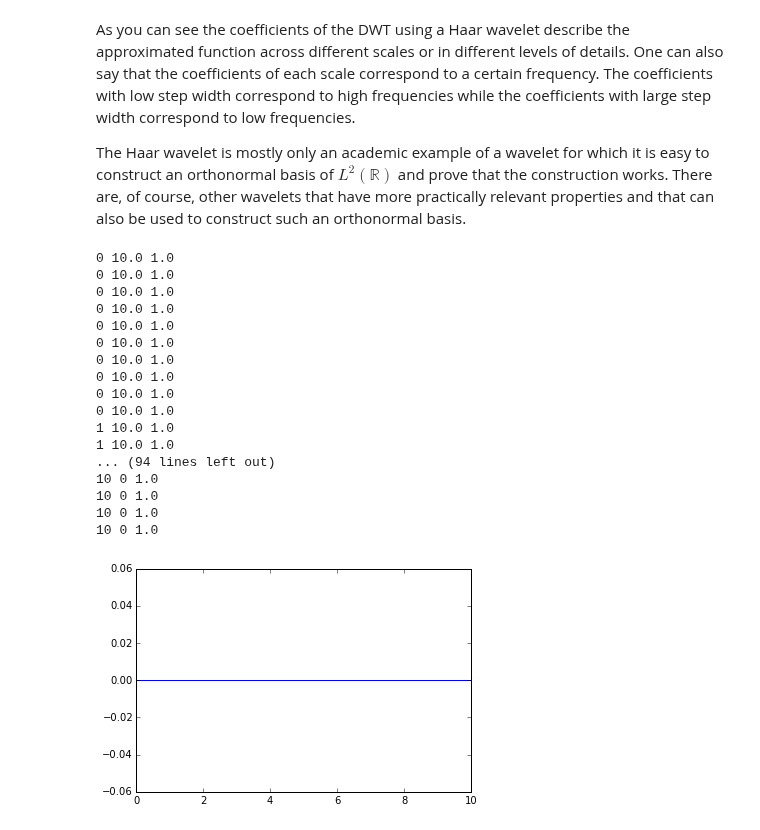
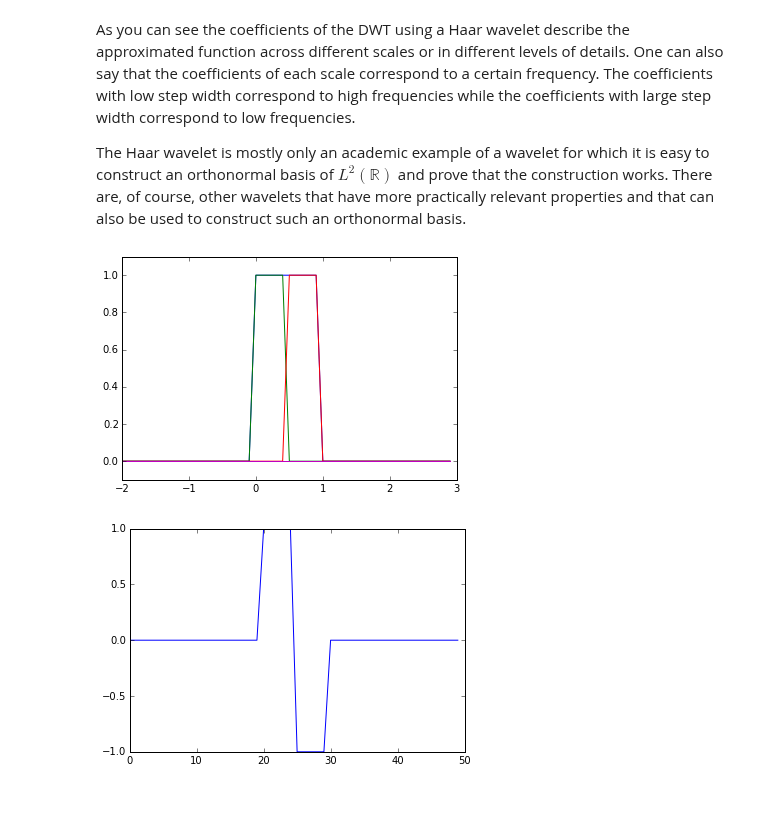
Before and after one commit to CSchoel/learn-wavelets, a Jupyter notebook: wavelet-introduction.ipynb, the cells around one changed output. Cells and saved outputs as stored; diff of their text form; code cells hidden in the pictures; blank space fills up the shorter version.

```diff
--- a/wavelet-introduction.ipynb
+++ b/wavelet-introduction.ipynb
@@ -629,48 +629,54 @@ There are, of course, other wavelets that have more practically relevant propert
 # %%
 def alpha(n, phi):
     s = 0
     #x_min = int(plt.ceil(0.5 * n)) + 0
     #x_max = int(plt.ceil(0.5 * n)) + len(phi) - 1
     for x in range(len(phi)):
         idx = 2*x-n
         if idx >= 0 and idx < len(phi):
             s += phi[x] * phi[2*x - n]
     return s * 2
 
 def psi(x, phi):
     s = 0
     n_max = 2*x - 0
     n_min = 2*x - (len(phi)-1)
-    for n in range(n_min, n_max+1):
+    for n in range(n_min, n_max+1,len(phi)//2):
         idx = 2*x - n
         a = alpha(-n + 1, phi)
-        print(x, a, phi[2*x - n])
         s += (-1)**n * a * phi[2*x - n]
     return s
 
 def phi_haar(width):
     return np.ones(width)
 
-phi_haar_10 = phi_haar(10)
-psi_haar = [psi(x, phi_haar_10) for x in range(11)]
-plt.plot(psi_haar)
+def phi_haar_f(x):
+    return 1 if x >= 0 and x < 1 else 0
+
+def alpha_f(n, func, xvals=np.arange(-1,10,0.1), dt=0.1):
+    f = [2 * func(x) * func(2*x -n) for x in xvals]
+    return np.sum(f) * dt
+
+def psi_f(x, phi, nvals=range(10)):
+    return sum([(-1)**n * alpha_f(-n + 1, phi) * phi(2*x - n) for n in nvals])
+
+xvals = np.arange(-2,3,0.1)
+plt.plot(xvals,[phi_haar_f(x) for x in xvals])
+for n in range(4):
+    alpha_n = alpha_f(n, phi_haar_f)
+    phi_m1 = np.array([phi_haar_f(2*x - n) for x in xvals])
+    plt.plot(xvals,phi_m1*alpha_n)
+plt.ylim(-0.1,1.1)
 plt.show()
+
+psi_haar = [psi_f(x, phi_haar_f) for x in xvals]
+plt.plot(xvals, psi_haar)
+plt.show()
+
+#phi_haar_10 = phi_haar(3)
+#psi_haar = [psi(x, phi_haar_10) for x in range(11)]
+#plt.plot(psi_haar)
+#plt.show()
 # %% [output]
-0 10.0 1.0
-0 10.0 1.0
-0 10.0 1.0
-0 10.0 1.0
-0 10.0 1.0
-0 10.0 1.0
-0 10.0 1.0
-0 10.0 1.0
-0 10.0 1.0
-0 10.0 1.0
-1 10.0 1.0
-1 10.0 1.0
-... (94 lines left out)
-10 0 1.0
-10 0 1.0
-10 0 1.0
-10 0 1.0
-[figure, old version]
+[figure, new version]
+[figure, added]
```
Also changed, not shown: parts of 7 cells of this notebook.
